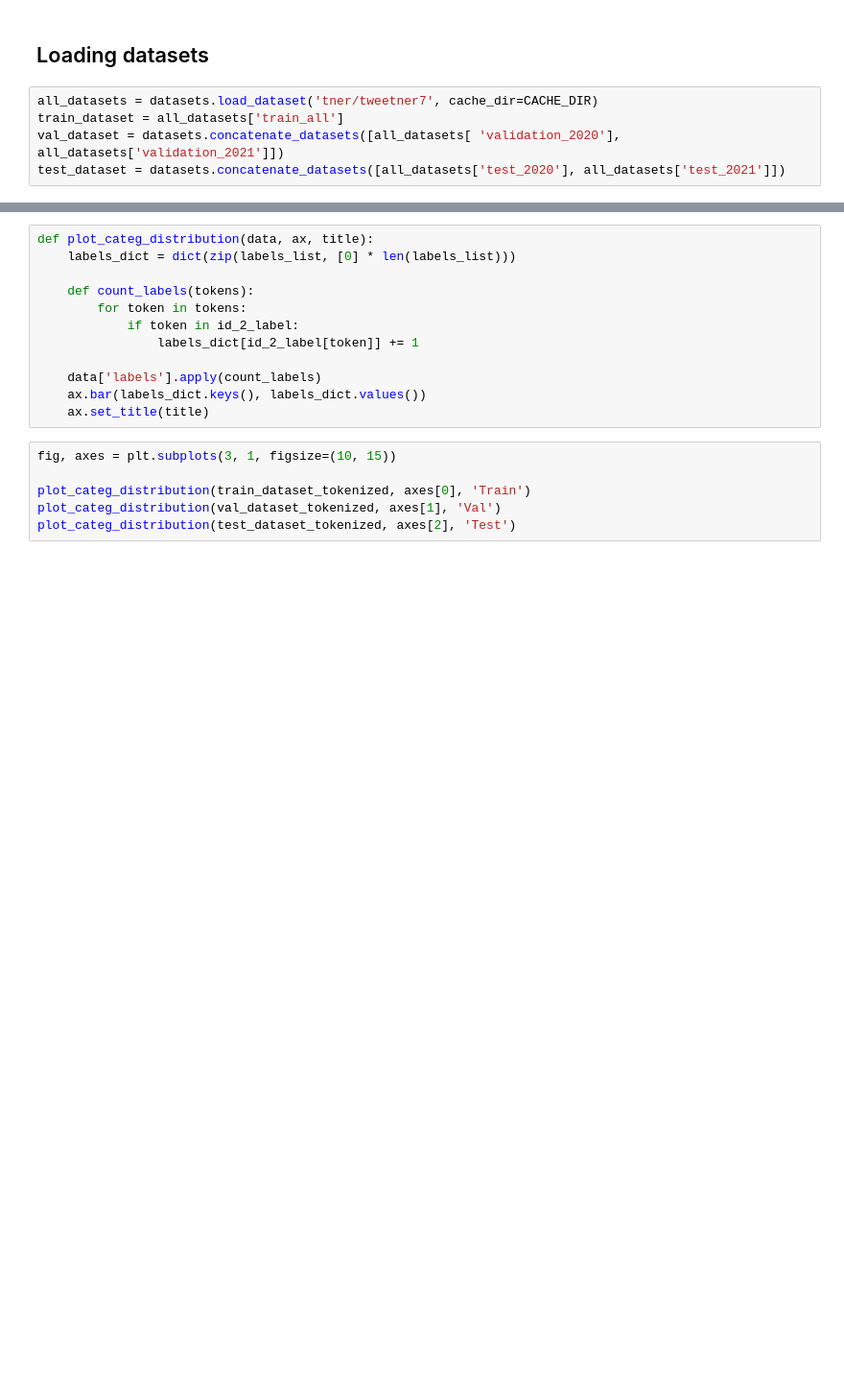
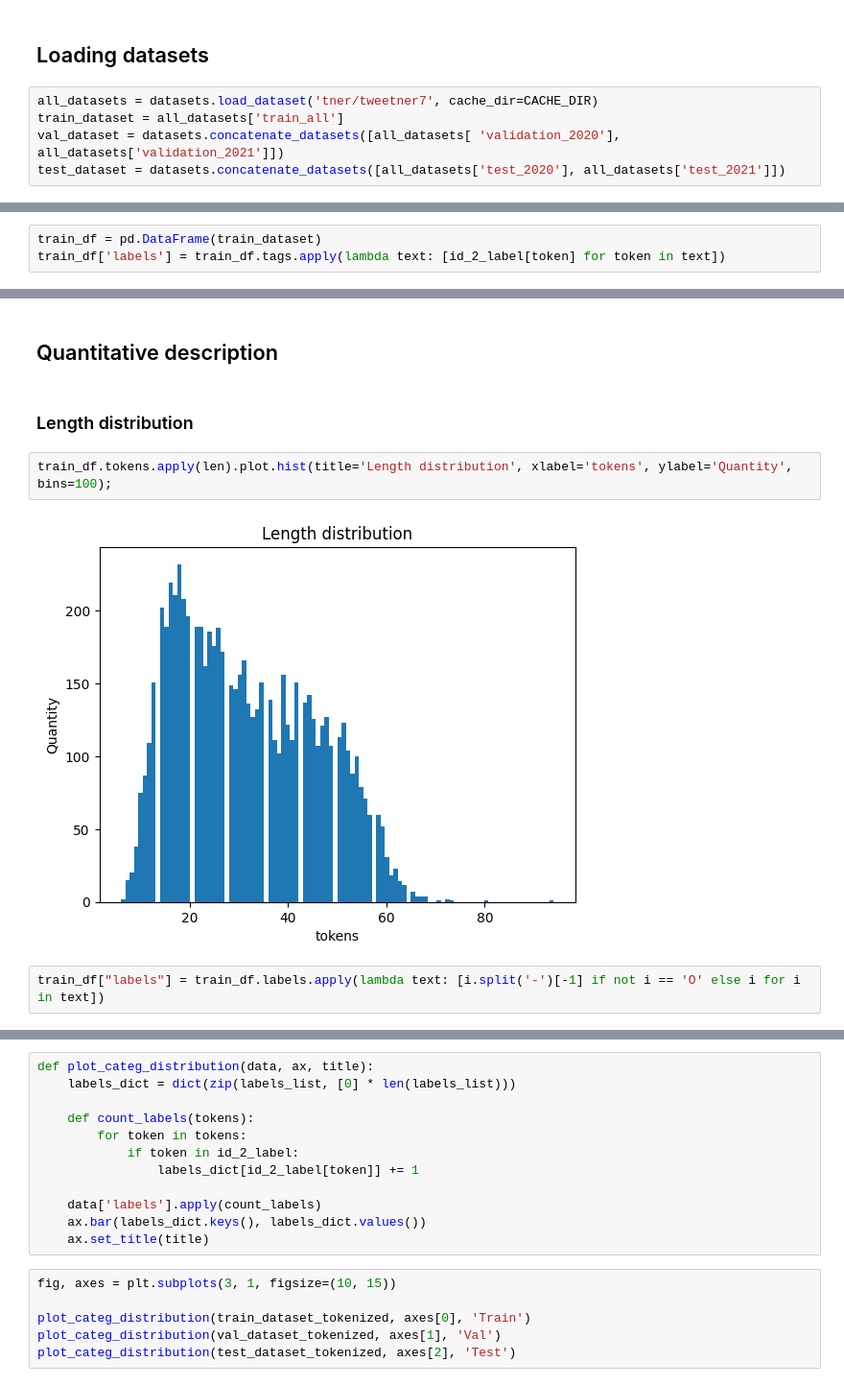
Before and after one commit to AlexSidDev/BigBrother, a Jupyter notebook: EDA.ipynb, the cells around one changed output, grey strips where cells are left out. Shown: that part at 96% size. Drawn from its saved outputs; the diff is of its cells as text; blank space fills up the shorter version.

```diff
--- a/EDA.ipynb
+++ b/EDA.ipynb
@@ -63,0 +126,3 @@ Found cached data in data/test_all_tokenized.csv
+# %%
+train_df = pd.DataFrame(train_dataset)
+train_df['labels'] = train_df.tags.apply(lambda text: [id_2_label[token] for token in text])
@@ -63,0 +171,10 @@ Found cached data in data/test_all_tokenized.csv
+# %% [markdown]
+## Quantitative description
+# %% [markdown]
+### Length distribution
+# %%
+train_df.tokens.apply(len).plot.hist(title='Length distribution', xlabel='tokens', ylabel='Quantity', bins=100);
+# %% [output]
+[figure, added]
+# %%
+train_df["labels"] = train_df.labels.apply(lambda text: [i.split('-')[-1] if not i == 'O' else i for i in text])
```
Also changed, not shown: parts of 25 cells of this notebook, 2 other files.
